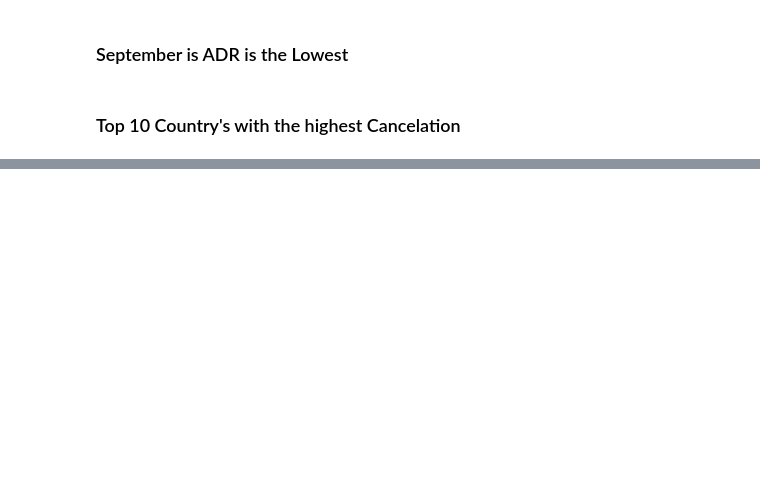
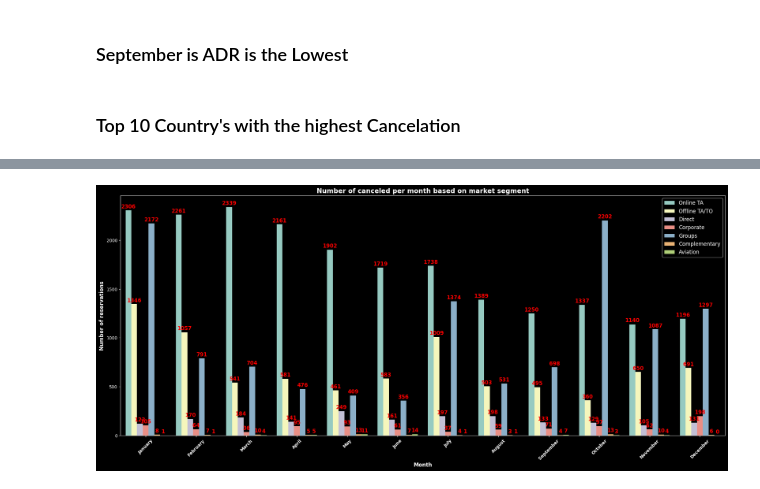
Before and after one commit to waseemofficial/Hotel-Booking-Data-, a Jupyter notebook: hotelBookingAnalysis.ipynb, the cells around one changed output, grey strips where cells are left out. Cells and saved outputs as stored; diff of their text form; code cells hidden in the pictures; blank space fills up the shorter version.

```diff
--- a/hotelBookingAnalysis.ipynb
+++ b/hotelBookingAnalysis.ipynb
@@ -286,0 +314,15 @@ plt.show()
+# %%
+plt.figure(figsize=(25,10))
+
+ax2=sns.countplot(x="month",hue="market_segment",data=cancelled_data)
+for container in ax2.containers:
+    ax2.bar_label(container,color="red",fontsize=12,weight="bold",padding=2)
+plt.title("Number of canceled per month based on market segment",fontsize=15,weight="bold")
+plt.xlabel("Month",fontsize=12,weight="bold")
+plt.ylabel("Number of reservations",fontsize=12,weight="bold")
+plt.legend(fontsize=12)
+plt.xticks(ticks=[0,1,2,3,4,5,6,7,8,9,10,11],labels=["January","February","March","April","May","June","July","August","September","October","November","December"],rotation=45,color="white",fontsize=10,weight="bold",ha="center")
+
+plt.show()
+# %% [output]
+[figure, added]
```
Also changed, not shown: parts of 9 cells of this notebook, 2 other files.
